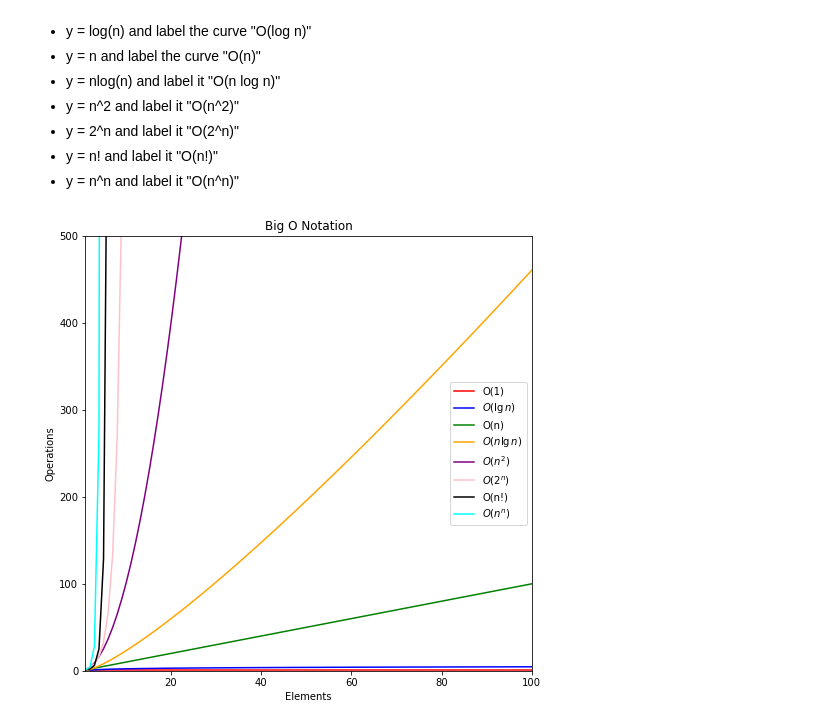
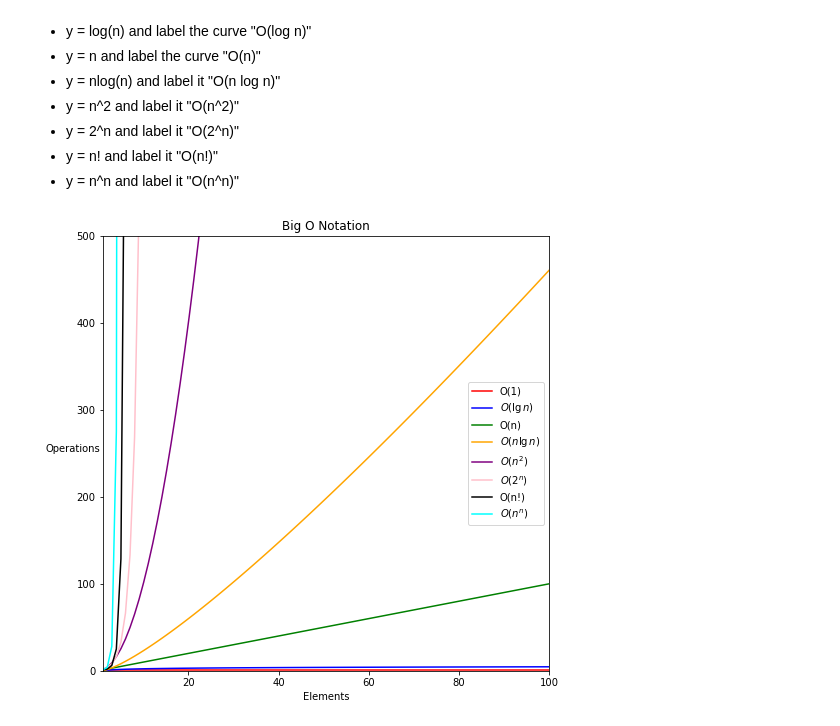
Before and after one commit to alegarcia-dev/numpy-pandas-visualization-exercises, a Jupyter notebook: big_o_notation.ipynb, the cells around one changed output. Drawn from its saved outputs; the diff is of its cells as text; code cells hidden in the pictures.

```diff
--- a/big_o_notation.ipynb
+++ b/big_o_notation.ipynb
@@ -23,30 +23,30 @@ from scipy.special import factorial
 # %%
 x_min, x_max = 1, 100
 y_min, y_max = 0, 500
 
 plt.figure(figsize = (8, 8))
 
 n = linspace(x_min, x_max + 1, x_max - x_min + 1)
 
 curves = [
     {'y' : [1 for _ in n], 'c' : 'red', 'label' : 'O(1)'},
     {'y' : log(n), 'c' : 'blue', 'label' : '$O(\lg n)$'},
     {'y' : n, 'c' : 'green', 'label' : 'O(n)'},
     {'y' : n * log(n), 'c' : 'orange', 'label' : '$O(n \lg n)$'},
     {'y' : n * n, 'c' : 'purple', 'label' : '$O(n^2)$'},
     {'y' : 2 ** n, 'c' : 'pink', 'label' : '$O(2^n)$'},
     {'y' : factorial(n), 'c' : 'black', 'label' : 'O(n!)'},
     {'y' : n ** n, 'c' : 'cyan', 'label' : '$O(n^n)$'}
 ]
 
 for curve in curves:
     plt.plot(n, curve['y'], c = curve['c'], label = curve['label'])
 
 plt.title('Big O Notation')
 plt.xlabel('Elements')
-plt.ylabel('Operations')
+plt.ylabel('Operations', rotation = 0)
 plt.xlim(x_min, x_max)
 plt.ylim(y_min, y_max)
 plt.legend(loc = 'center right');
 # %% [output]
-[figure, old version]
+[figure, new version]
```
